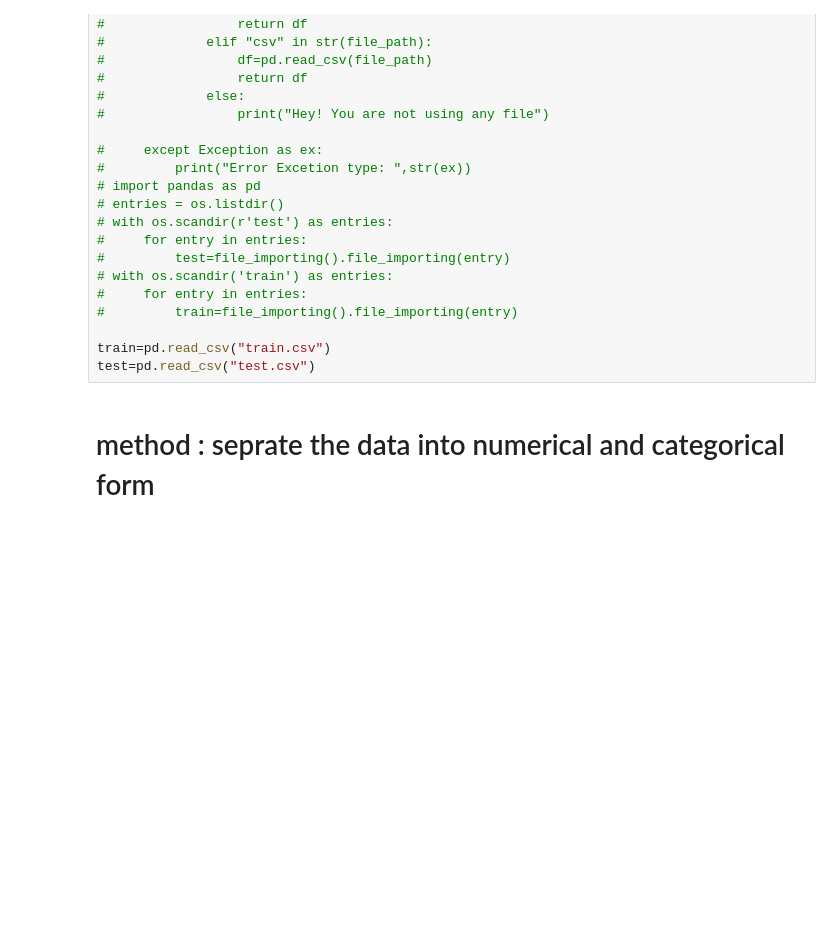
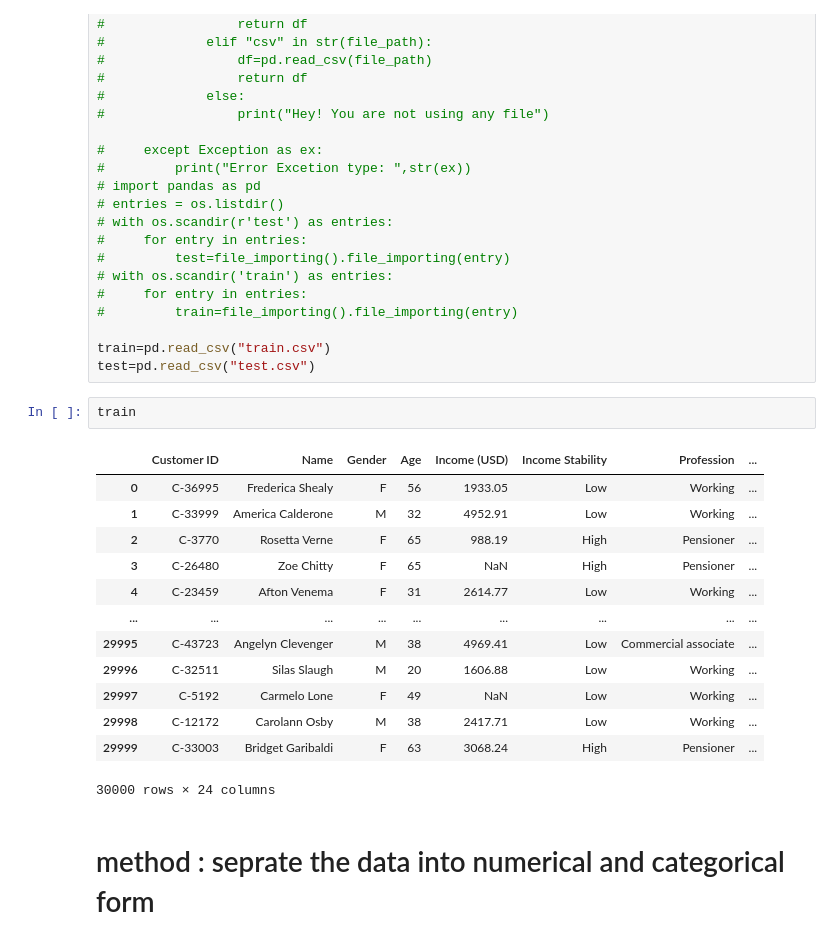
Before and after one commit to imsajidsaif/Projects, a Jupyter notebook: Cipla_DataScience_Hiring (1).ipynb, the cells around one changed output. Drawn from its saved outputs; the diff is of its cells as text; blank space fills up the shorter version.

```diff
--- a/Cipla_DataScience_Hiring (1).ipynb
+++ b/Cipla_DataScience_Hiring (1).ipynb
@@ -100,6 +100,22 @@ Hey Great, all libraries dependencies are successfully Installed.
 
 train=pd.read_csv("train.csv")
 test=pd.read_csv("test.csv")
+# %%
+train
+# %% [output]
+|  | Customer ID | Name | Gender | Age | Income (USD) | Income Stability | Profession | ... |
+| 0 | C-36995 | Frederica Shealy | F | 56 | 1933.05 | Low | Working | ... |
+| 1 | C-33999 | America Calderone | M | 32 | 4952.91 | Low | Working | ... |
+| 2 | C-3770 | Rosetta Verne | F | 65 | 988.19 | High | Pensioner | ... |
+| 3 | C-26480 | Zoe Chitty | F | 65 | NaN | High | Pensioner | ... |
+| 4 | C-23459 | Afton Venema | F | 31 | 2614.77 | Low | Working | ... |
+| ... | ... | ... | ... | ... | ... | ... | ... | ... |
+| 29995 | C-43723 | Angelyn Clevenger | M | 38 | 4969.41 | Low | Commercial associate | ... |
+| 29996 | C-32511 | Silas Slaugh | M | 20 | 1606.88 | Low | Working | ... |
+| 29997 | C-5192 | Carmelo Lone | F | 49 | NaN | Low | Working | ... |
+| 29998 | C-12172 | Carolann Osby | M | 38 | 2417.71 | Low | Working | ... |
+| 29999 | C-33003 | Bridget Garibaldi | F | 63 | 3068.24 | High | Pensioner | ... |
+30000 rows × 24 columns
 # %% [markdown]
 # method : seprate the data into numerical and categorical form
 # %%
```
Also changed, not shown: parts of 75 cells of this notebook.
